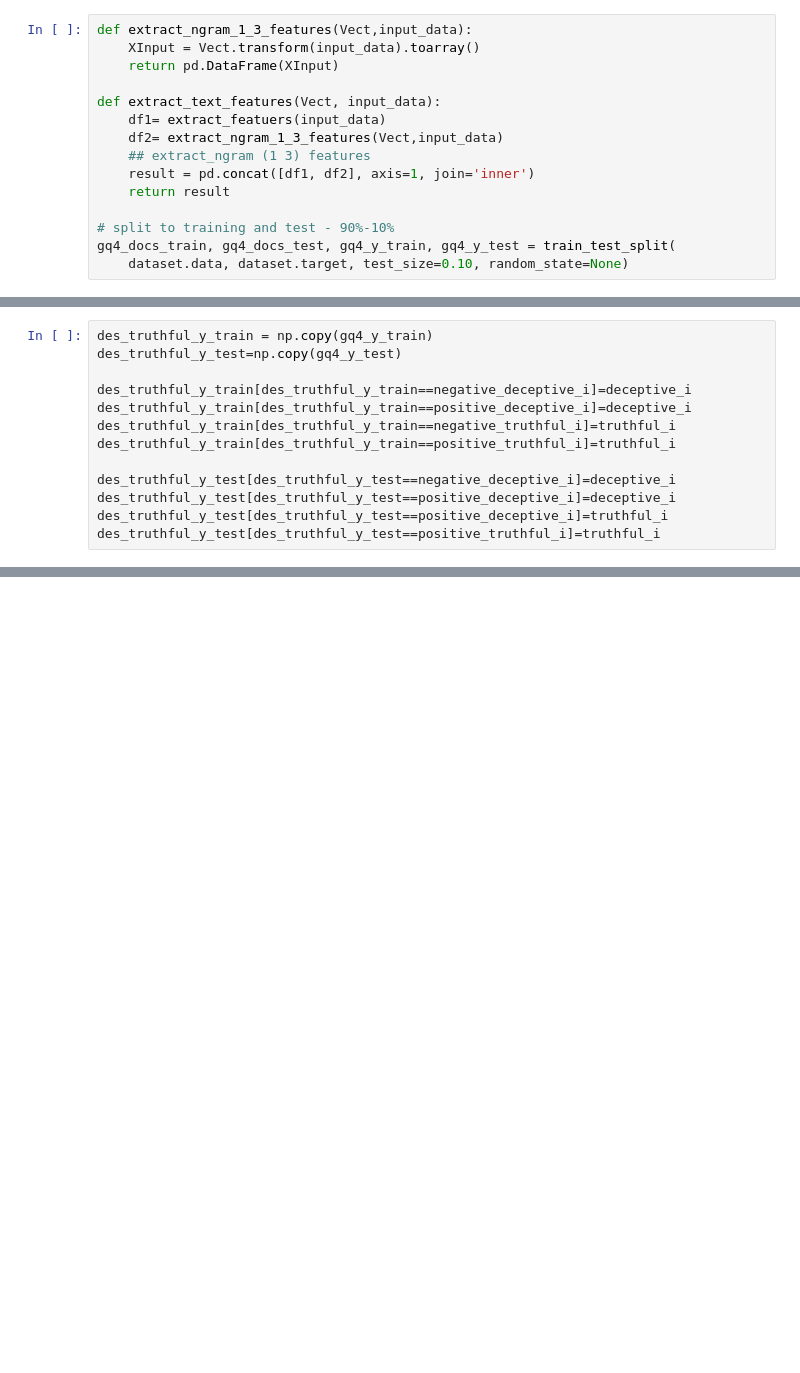
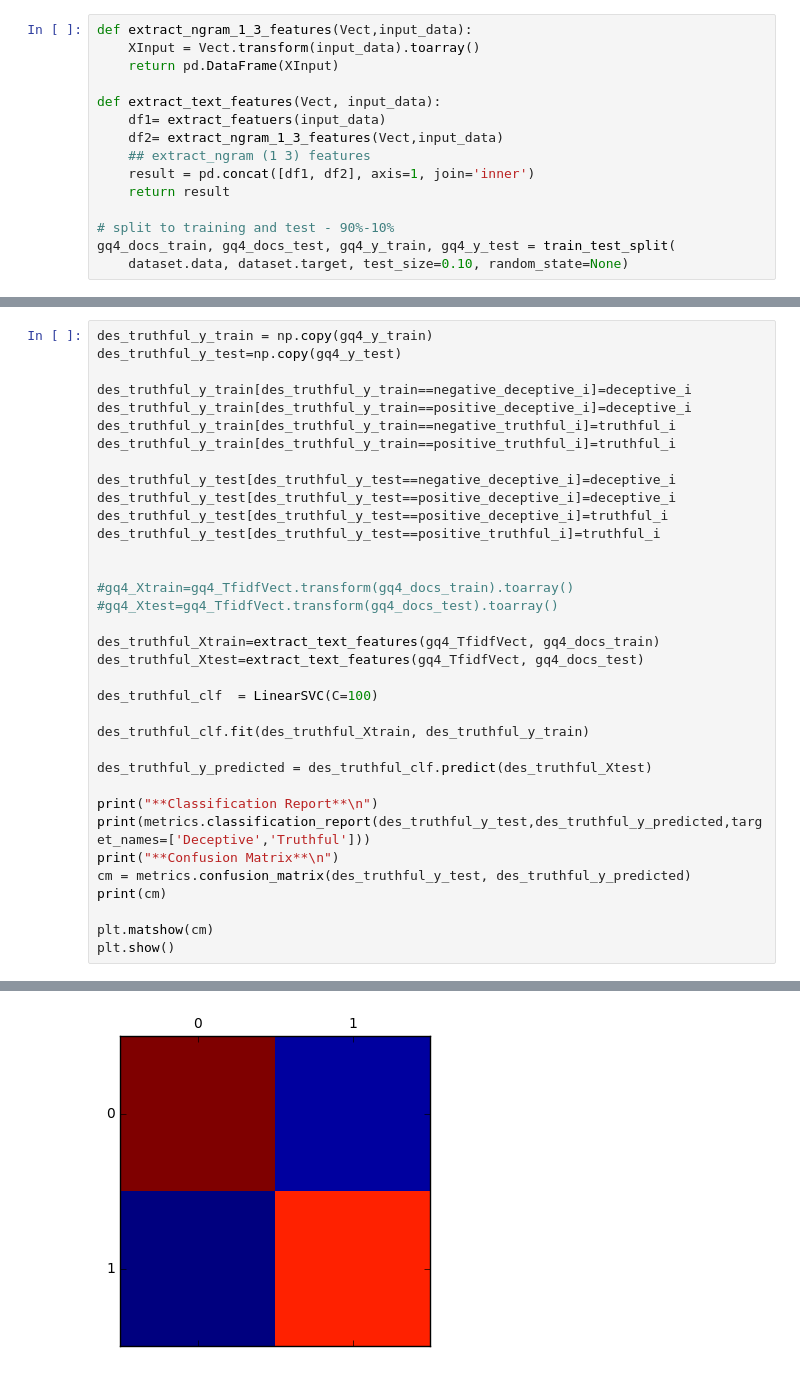
Before and after one commit to yousef-fadila/cs548-project-5, a Jupyter notebook: notebook.ipynb, the cells around one changed output, grey strips where cells are left out. Drawn from its saved outputs; the diff is of its cells as text; blank space fills up the shorter version.

```diff
--- a/notebook.ipynb
+++ b/notebook.ipynb
@@ -664,3 +683,26 @@ des_truthful_y_test[des_truthful_y_test==negative_deceptive_i]=deceptive_i
 des_truthful_y_test[des_truthful_y_test==positive_deceptive_i]=deceptive_i
 des_truthful_y_test[des_truthful_y_test==positive_deceptive_i]=truthful_i
 des_truthful_y_test[des_truthful_y_test==positive_truthful_i]=truthful_i
+
+
+#gq4_Xtrain=gq4_TfidfVect.transform(gq4_docs_train).toarray()
+#gq4_Xtest=gq4_TfidfVect.transform(gq4_docs_test).toarray()
+
+des_truthful_Xtrain=extract_text_features(gq4_TfidfVect, gq4_docs_train)
+des_truthful_Xtest=extract_text_features(gq4_TfidfVect, gq4_docs_test)
+
+des_truthful_clf  = LinearSVC(C=100)
+
+des_truthful_clf.fit(des_truthful_Xtrain, des_truthful_y_train)
+
+des_truthful_y_predicted = des_truthful_clf.predict(des_truthful_Xtest)
+
+print("**Classification Report**\n")
+print(metrics.classification_report(des_truthful_y_test,des_truthful_y_predicted,target_names=['Deceptive','Truthful']))
+print("**Confusion Matrix**\n")
+cm = metrics.confusion_matrix(des_truthful_y_test, des_truthful_y_predicted)
+print(cm)
+
+plt.matshow(cm)
+plt.show()
+# %% [output]
@@ -666,0 +722 @@ des_truthful_y_test[des_truthful_y_test==positive_truthful_i]=truthful_i
+[figure, added]
```
Also changed, not shown: parts of 9 cells of this notebook.
